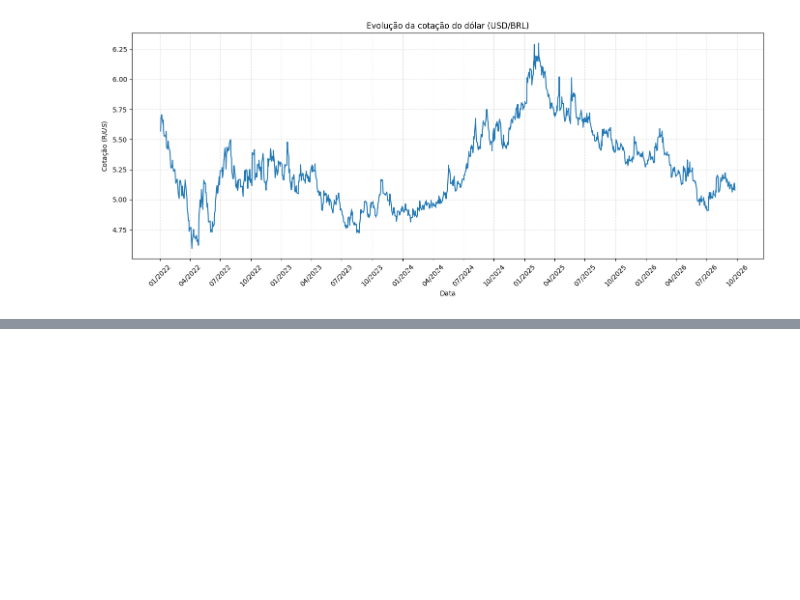
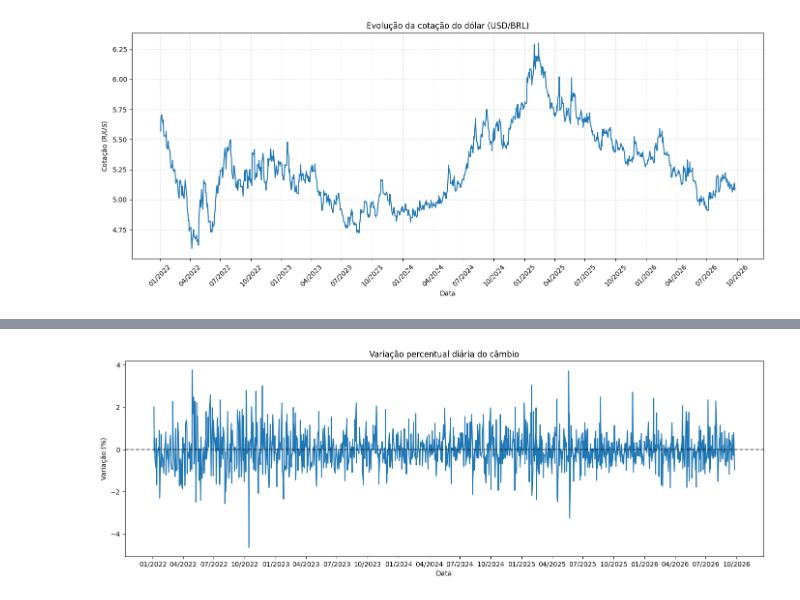
Before and after one commit to vitorjensen/Python_para_Analise_de_Dados, a Jupyter notebook: Projetos/Análise Exploratória de Combustível/Análise_Exploratória_de_Combustível.ipynb, the cells around one changed output, grey strips where cells are left out. Saved outputs shown, nothing was run; the diff lists cells and outputs as text; code cells hidden in the pictures; blank space fills up the shorter version.

```diff
--- a/Projetos/Análise Exploratória de Combustível/Análise_Exploratória_de_Combustível.ipynb
+++ b/Projetos/Análise Exploratória de Combustível/Análise_Exploratória_de_Combustível.ipynb
@@ -930,0 +981,29 @@ plt.show()
+# %%
+# Plotagem da Variação diária do câmbio e volatilidade
+
+df_cambio_limpo = df_cambio.dropna(subset=['Data']).copy()
+df_cambio_limpo['Data'] = df_cambio_limpo['Data'].dt.tz_localize(None)
+
+plt.figure(figsize=(14, 5))
+plt.plot(
+     df_cambio_limpo['Data'],
+     df_cambio_limpo['Variacao_em_%']
+)
+plt.axhline(0, linestyle='--', color='black', alpha=0.6)
+
+plt.title('Variação percentual diária do câmbio')
+plt.xlabel('Data')
+plt.ylabel('Variação (%)')
+
+ax = plt.gca()
+ax.xaxis.set_major_locator(
+    mdates.MonthLocator(interval=3)
+)
+ax.xaxis.set_major_formatter(
+    mdates.DateFormatter('%m/%Y')
+)
+
+plt.tight_layout()
+plt.show()
+# %% [output]
+[figure, added]
```
Also changed, not shown: parts of 5 cells of this notebook.
